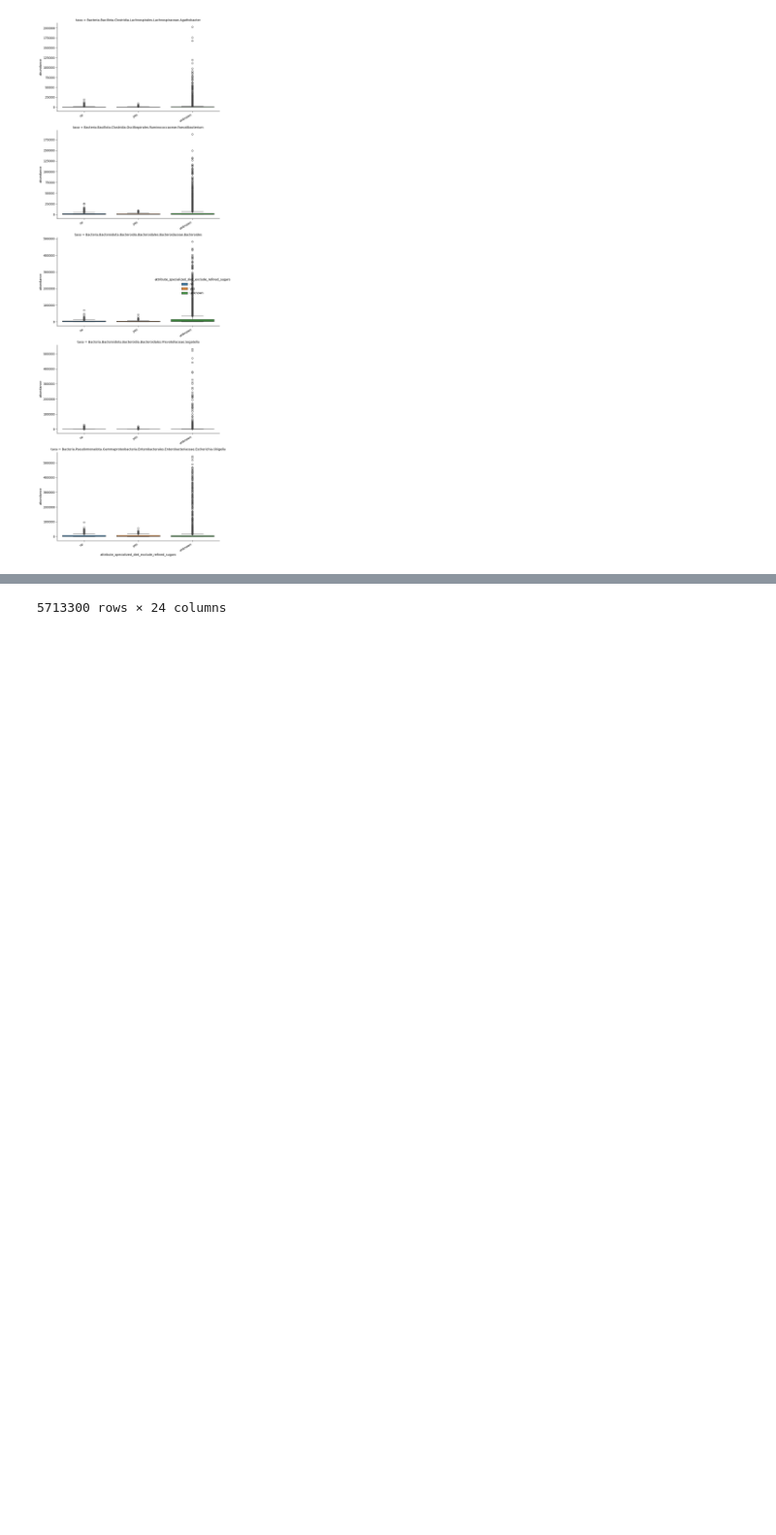
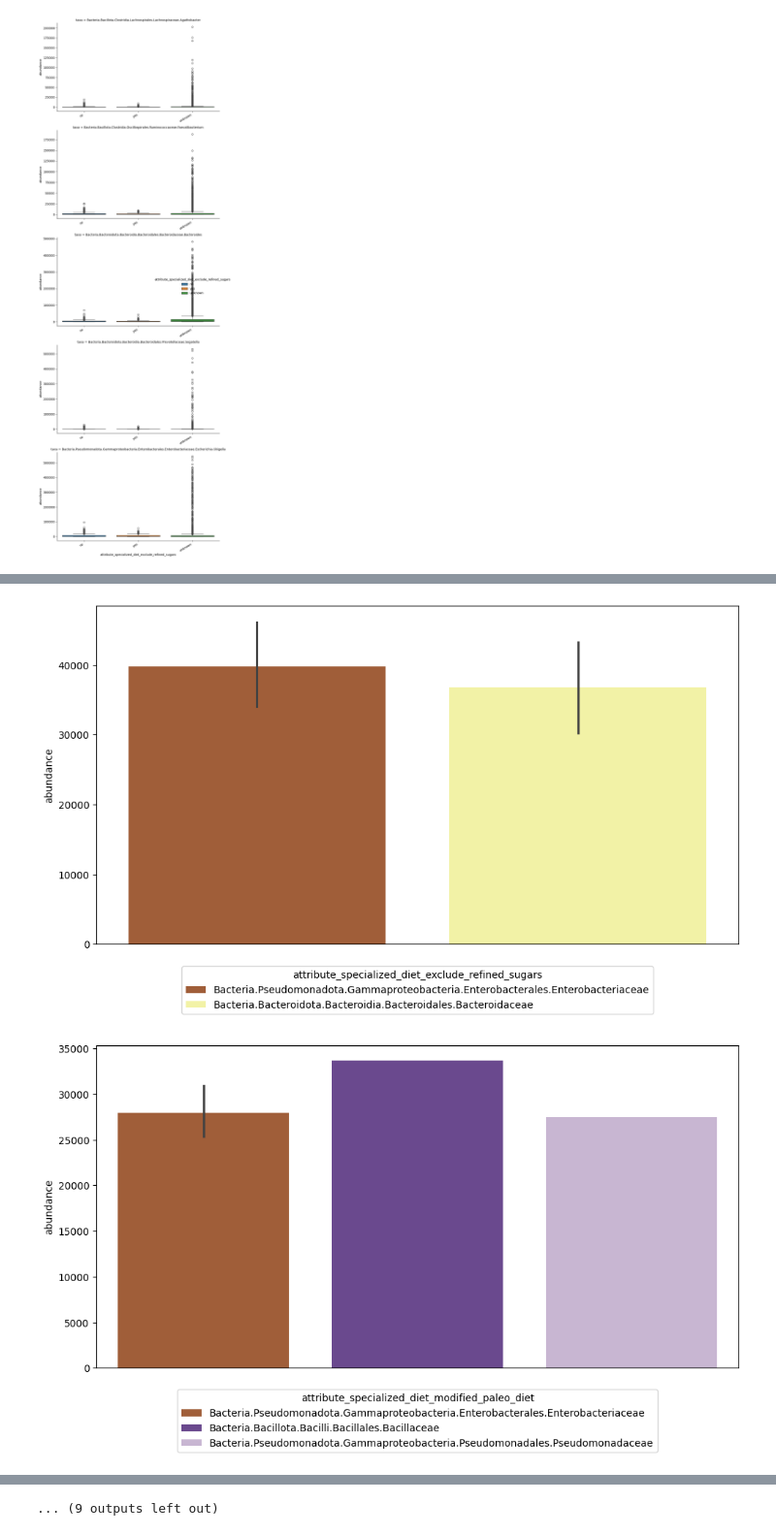
Before and after one commit to rredkovich/uniba_dataviz_project, a Jupyter notebook: Untitled.ipynb, the cells around one changed output, grey strips where cells are left out. Shown at 97% size. Saved outputs shown, nothing was run; the diff lists cells and outputs as text; code cells hidden in the pictures; blank space fills up the shorter version.

```diff
--- a/Untitled.ipynb
+++ b/Untitled.ipynb
@@ -249,3 +266,33 @@ df_long = data.melt(
 # %%
-display(df_long)
+colors = sns.color_palette('Paired').as_hex()
+palette = {}
+for diet in all_diets:
+    # if 'meat' not in diet: continue
+    # diet = 'attribute_specialized_diet_halaal'
+    top_ = df_long.query(f'{diet} == "yes"').sort_values('abundance', ascending=False)[:10]
+    for t in top_['taxa']:
+        if t not in palette:
+            palette[t] = colors.pop()
+
+    fig, ax = plt.subplots(figsize=(10, 6))
+
+
+    sns.barplot(data=top_, x='taxa', y='abundance', palette=palette, hue='taxa', legend=True)
+
+    ax.set_xticks([])       # убирает подписи по оси X
+    ax.set_xlabel('')       # убирает подпись "taxa" под осью
+
+    # легенда под графиком
+    ax.legend(
+        loc='upper center',
+        bbox_to_anchor=(0.5, -0.05),  # ниже графика
+        ncol=1,
+        title=diet
+
+    )
+
+    plt.tight_layout()
+    plt.show()
+    pass
+# (df_long.query('attribute_specialized_diet_halaal == "yes"').sort_values('abundance', ascending=False)[:10]['taxa'])
 # %% [output]
@@ -263,0 +299,2 @@ display(df_long)
+[figure, added]
+[figure, added]
@@ -264,2 +311,2 @@ display(df_long)
-5713300 rows × 24 columns
+... (9 outputs left out)
 # %%
```
Also changed, not shown: parts of 7 cells of this notebook.
